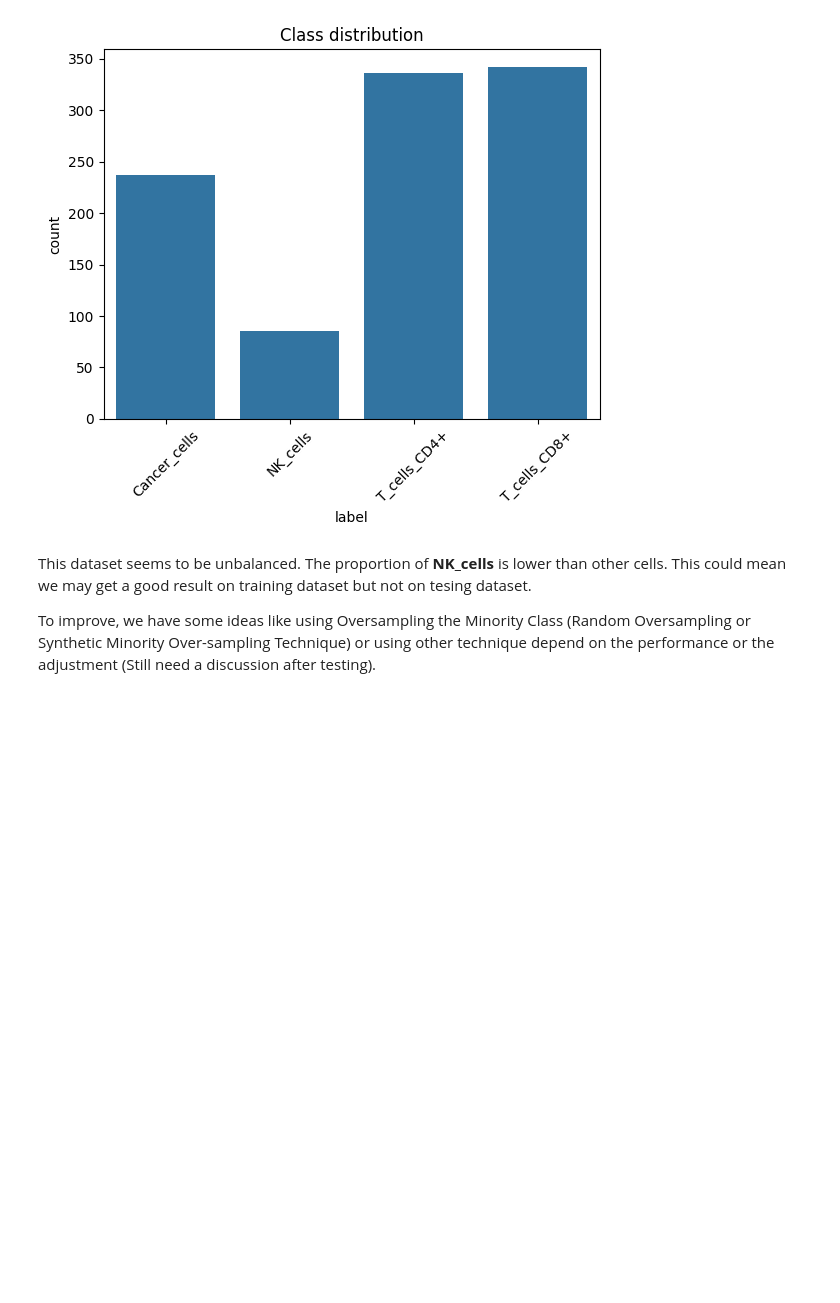
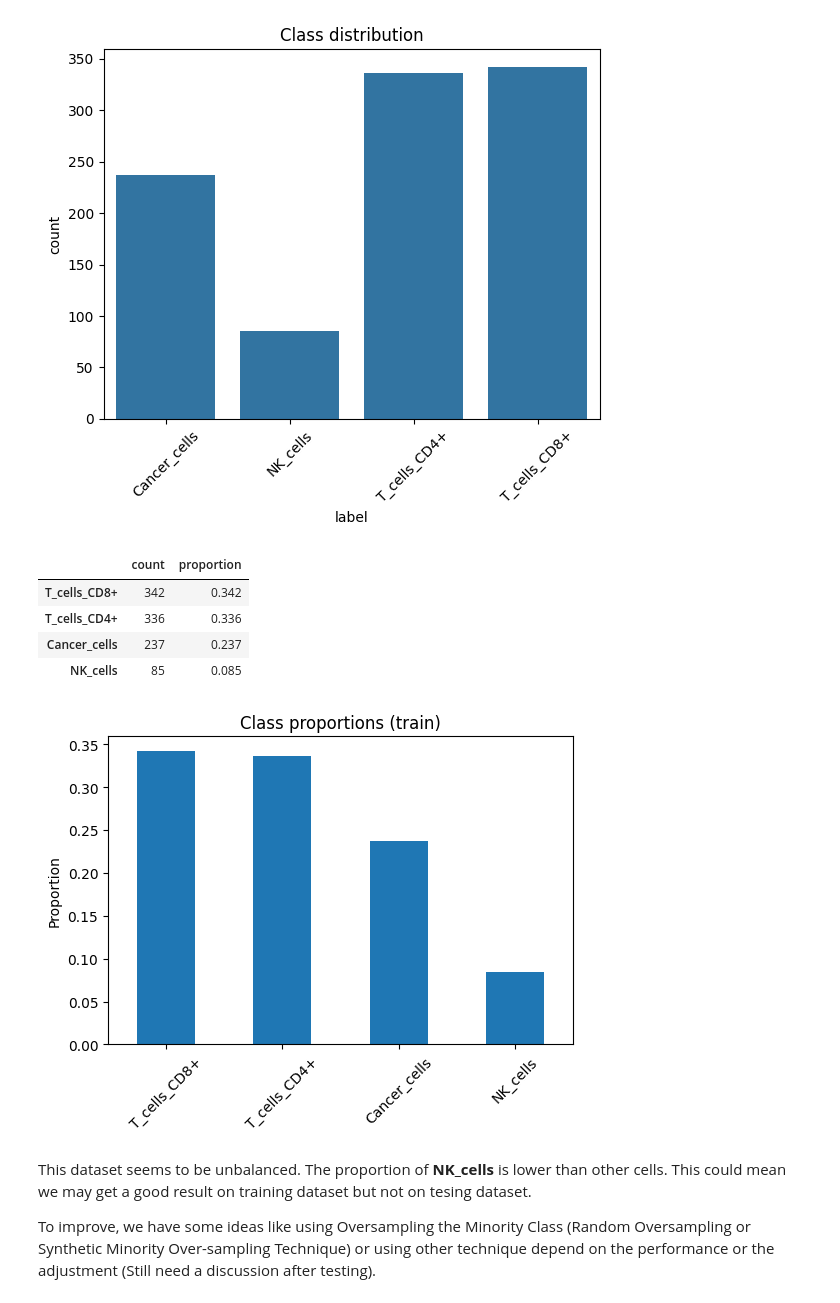
Before and after one commit to DataCampDS/scmark-classification-data-shinobi, a Jupyter notebook: exploratory_data_analysis.ipynb, the cells around one changed output. Drawn from its saved outputs; the diff is of its cells as text; code cells hidden in the pictures; blank space fills up the shorter version.

```diff
--- a/exploratory_data_analysis.ipynb
+++ b/exploratory_data_analysis.ipynb
@@ -52,6 +45,25 @@ plt.xticks(rotation=45)
   Text(2, 0, 'T_cells_CD4+'),
   Text(3, 0, 'T_cells_CD8+')])
 [figure]
+# %%
+label_counts = pd.Series(y_train).value_counts()
+label_props = pd.Series(y_train).value_counts(normalize=True)
+
+display(pd.DataFrame({"count": label_counts, "proportion": label_props}).sort_values("count", ascending=False))
+
+plt.figure(figsize=(6, 4))
+label_props.loc[label_counts.index].plot(kind="bar")
+plt.title("Class proportions (train)")
+plt.ylabel("Proportion")
+plt.xticks(rotation=45)
+plt.show()
+# %% [output]
+|  | count | proportion |
+| T_cells_CD8+ | 342 | 0.342 |
+| T_cells_CD4+ | 336 | 0.336 |
+| Cancer_cells | 237 | 0.237 |
+| NK_cells | 85 | 0.085 |
+[figure, added]
 # %% [markdown]
 This dataset seems to be unbalanced. The proportion of **NK_cells** is lower than other cells. This could mean we may get a good result on training dataset but not on tesing dataset.
 
```
Also changed, not shown: parts of 20 cells of this notebook, 11 other files.
